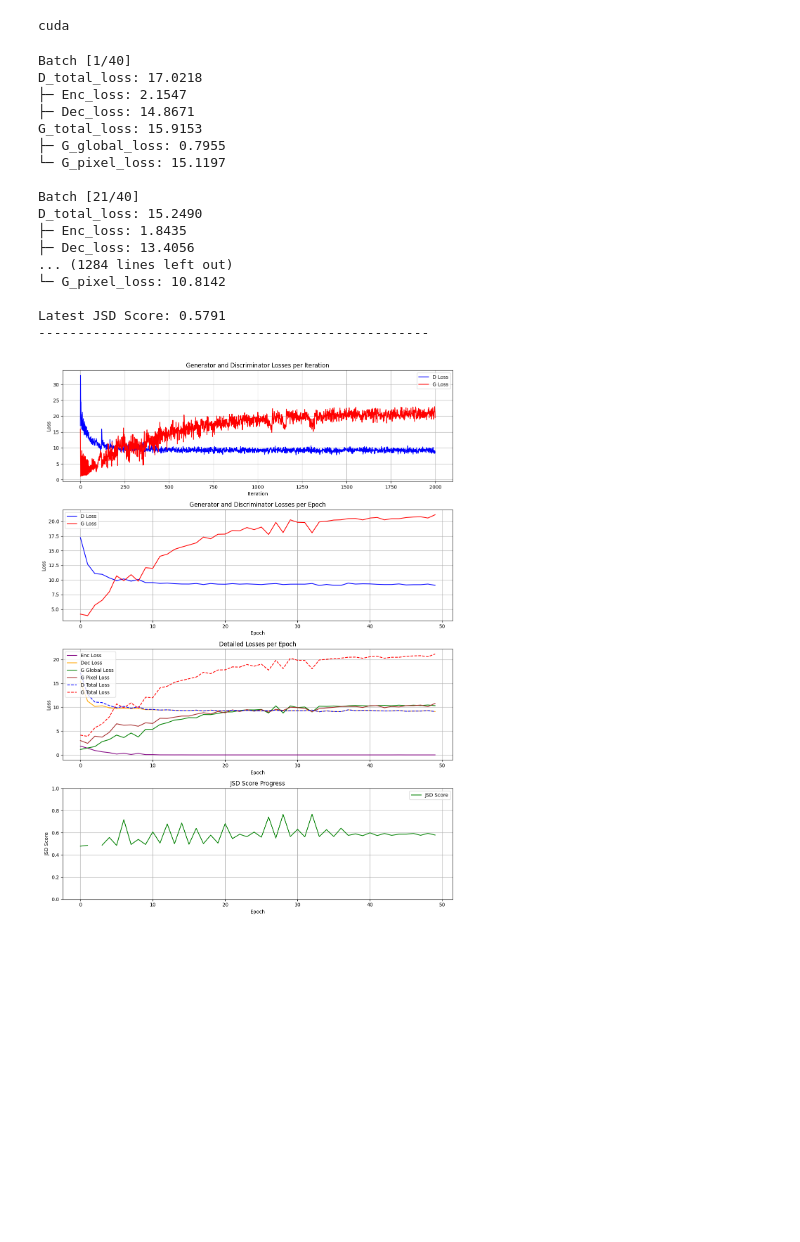
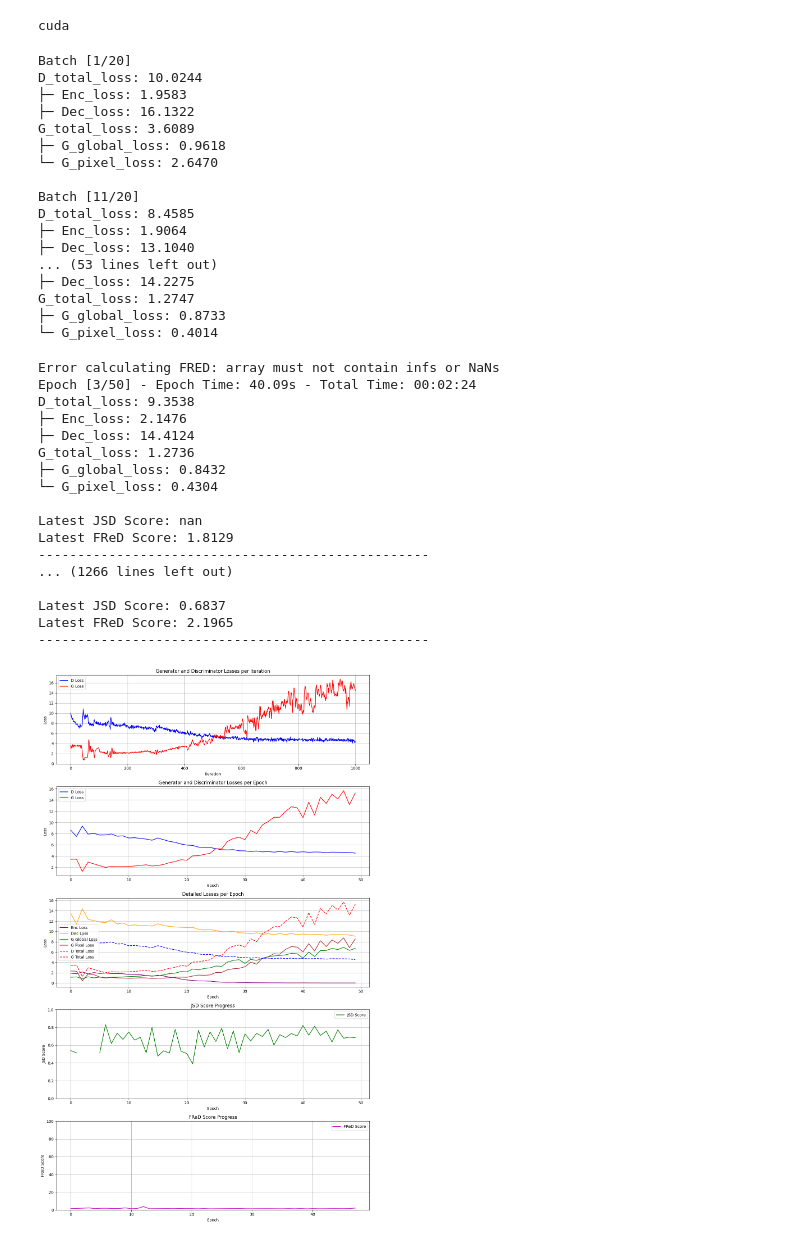
Before and after one commit to GiorgosKots/UnetGAN, a Jupyter notebook: UnetGanNoReg.ipynb, the cells around one changed output. Drawn from its saved outputs; the diff is of its cells as text; code cells hidden in the pictures; blank space fills up the shorter version.

```diff
--- a/UnetGanNoReg.ipynb
+++ b/UnetGanNoReg.ipynb
@@ -66,7 +66,7 @@ if __name__ == "__main__":
     print("\nMapping:", dataset.char_to_idx)
 
     # Create dataloader
-    dataloader = DataLoader(dataset, batch_size=64, shuffle=True, drop_last=True)
+    dataloader = DataLoader(dataset, batch_size=128, shuffle=True, drop_last=True)
 
     print('\nNumber of sequences:', len(dataloader.dataset))
 
@@ -119,7 +119,7 @@ class ResBlock(nn.Module):
             nn.BatchNorm1d(self.hidden_channels),
             nn.ReLU(True),
             nn.Conv1d(self.hidden_channels, hidden, 1, padding=0),
-            nn.Dropout(0.1)
+            nn.Dropout(0.2)
         )
 
     def forward(self, x):
@@ -147,17 +147,18 @@ class ImprovedGenerator(nn.Module):
         self.bottom_length = 5
 
         # Initial projection
-        self.linear = nn.Linear(128, hidden*16*self.bottom_length)
+        self.linear = nn.Linear(128, hidden*32*self.bottom_length)
 
         # Progressive upsampling blocks
         # 5 -> 10 -> 20 -> 40 -> 80 -> 156
         self.upscale_factors = [2, 2, 2, 2, 1.95]  # Last step adjusts to reach exactly 156
 
         self.blocks = nn.ModuleList([
-            # First block: maintain channels
+            # # First block: maintain channels
             nn.Sequential(
-                ResBlock(hidden*16),
-                nn.Upsample(scale_factor=self.upscale_factors[0], mode='nearest')  # 5 -> 10
+                ResBlock(hidden*32),
+                nn.Conv1d(hidden*32, hidden*16, 1),
+                nn.Upsample(scale_factor=self.upscale_factors[0])  # 5 -> 10
             ),
 
             # Second block: 16ch → 8ch
@@ -201,7 +202,7 @@ class ImprovedGenerator(nn.Module):
     def forward(self, noise):
         # Initial projection and reshape
         output = self.linear(noise)  # [64, 5120]
-        output = output.view(-1, self.hidden*16, self.bottom_length)  # [64, 1024, 5]
+        output = output.view(-1, self.hidden*32, self.bottom_length)  # [64, 1024, 5]
 
         # Through progressive blocks
         for block in self.blocks:
@@ -735,30 +728,48 @@ def train(generator, discriminator, dataloader, num_epochs, d_step, g_step=1):
 # %%
-iteration_losses, total_iterations, jsd_history = train(generator, discriminator, dataloader,
-                                                       num_epochs=50, d_step=1, g_step=1)
+iteration_losses, total_iterations, jsd_history, fred_history = train(generator, discriminator, dataloader,
+                                                       num_epochs=50, d_step=2, g_step=3, lambda_dec=0.5)
 
-plot_jsd(
+plot_jsd_fred(
     iteration_losses=iteration_losses,
     jsd_history=jsd_history,
+    fred_history=fred_history,
     total_iterations=total_iterations,
     num_epochs=50,
     dataloader_size=len(dataloader)
 )
 # %% [output]
-Batch [1/40]
-D_total_loss: 17.0218
-├─ Enc_loss: 2.1547
-├─ Dec_loss: 14.8671
-G_total_loss: 15.9153
-├─ G_global_loss: 0.7955
-└─ G_pixel_loss: 15.1197
+Batch [1/20]
+D_total_loss: 10.0244
+├─ Enc_loss: 1.9583
+├─ Dec_loss: 16.1322
+G_total_loss: 3.6089
+├─ G_global_loss: 0.9618
+└─ G_pixel_loss: 2.6470
 
-Batch [21/40]
-D_total_loss: 15.2490
-├─ Enc_loss: 1.8435
-├─ Dec_loss: 13.4056
-... (1284 lines left out)
-└─ G_pixel_loss: 10.8142
-
-Latest JSD Score: 0.5791
---------------------------------------------------
+Batch [11/20]
+D_total_loss: 8.4585
+├─ Enc_loss: 1.9064
+├─ Dec_loss: 13.1040
+... (53 lines left out)
+├─ Dec_loss: 14.2275
+G_total_loss: 1.2747
+├─ G_global_loss: 0.8733
+└─ G_pixel_loss: 0.4014
+Error calculating FRED: array must not contain infs or NaNs
+Epoch [3/50] - Epoch Time: 40.09s - Total Time: 00:02:24
+D_total_loss: 9.3538
+├─ Enc_loss: 2.1476
+├─ Dec_loss: 14.4124
+G_total_loss: 1.2736
+├─ G_global_loss: 0.8432
+└─ G_pixel_loss: 0.4304
+
+Latest JSD Score: nan
+Latest FReD Score: 1.8129
+--------------------------------------------------
+... (1266 lines left out)
+
+Latest JSD Score: 0.6837
+Latest FReD Score: 2.1965
+--------------------------------------------------
-[figure, old version]
+[figure, new version]
```
Also changed, not shown: parts of 3 cells of this notebook, 2 other files.
